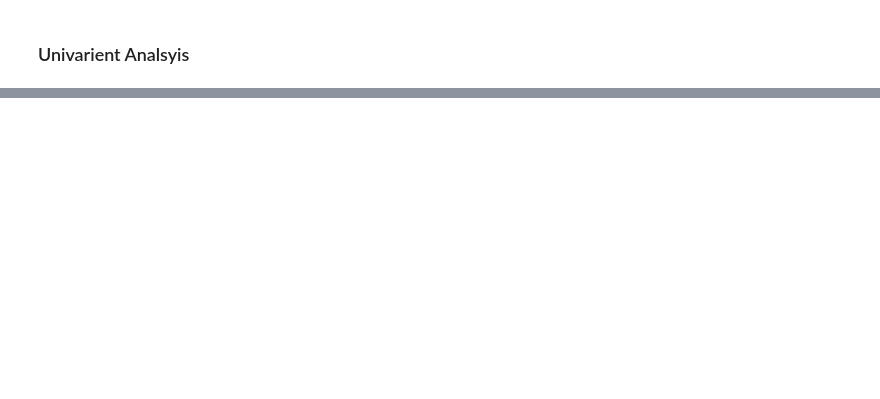
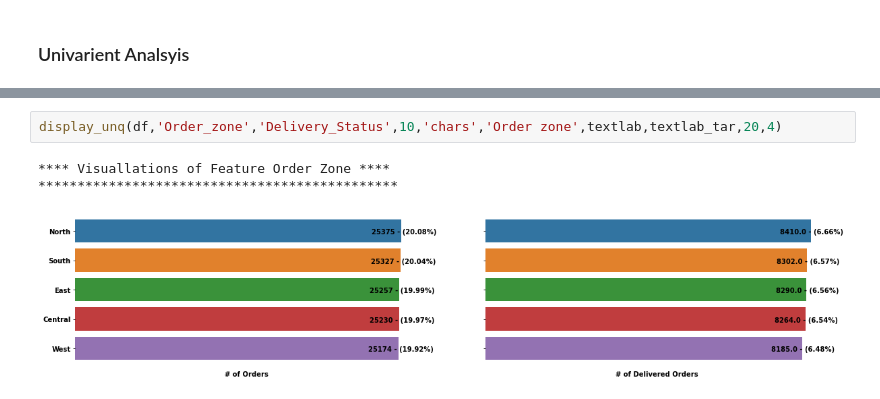
Before and after one commit to psiva2019/Hackathon, a Jupyter notebook: Algoritmo/Algoritmo.ipynb, the cells around one changed output, grey strips where cells are left out. Saved outputs shown, nothing was run; the diff lists cells and outputs as text; blank space fills up the shorter version.

```diff
--- a/Algoritmo/Algoritmo.ipynb
+++ b/Algoritmo/Algoritmo.ipynb
@@ -572,0 +430,6 @@ display_unq(df,'Login_device','Churn',10,'char','Login_device',textlab,textlab_t
+# %%
+display_unq(df,'Order_zone','Delivery_Status',10,'chars','Order zone',textlab,textlab_tar,20,4)
+# %% [output]
+**** Visuallations of Feature Order Zone ****
+**********************************************
+[figure, added]
```
Also changed, not shown: parts of 54 cells of this notebook.
